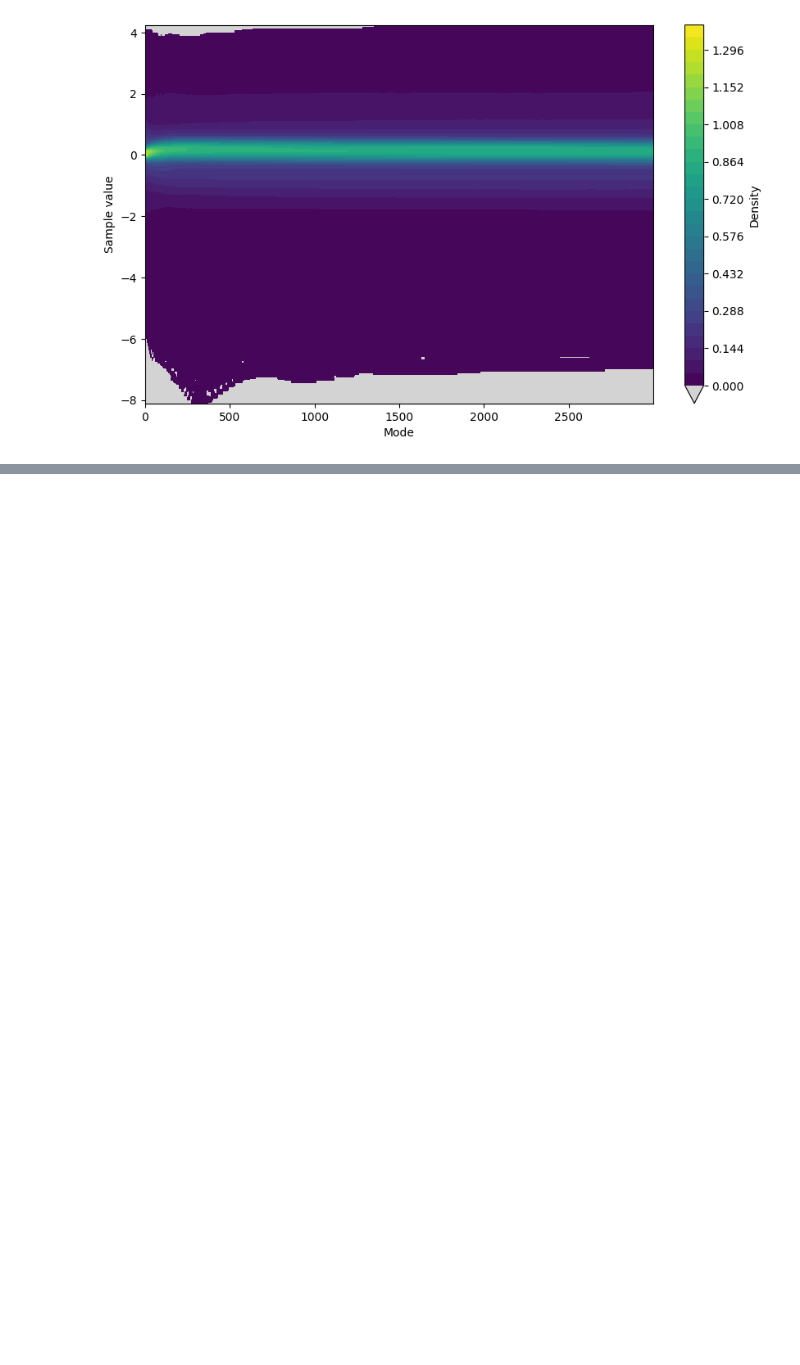
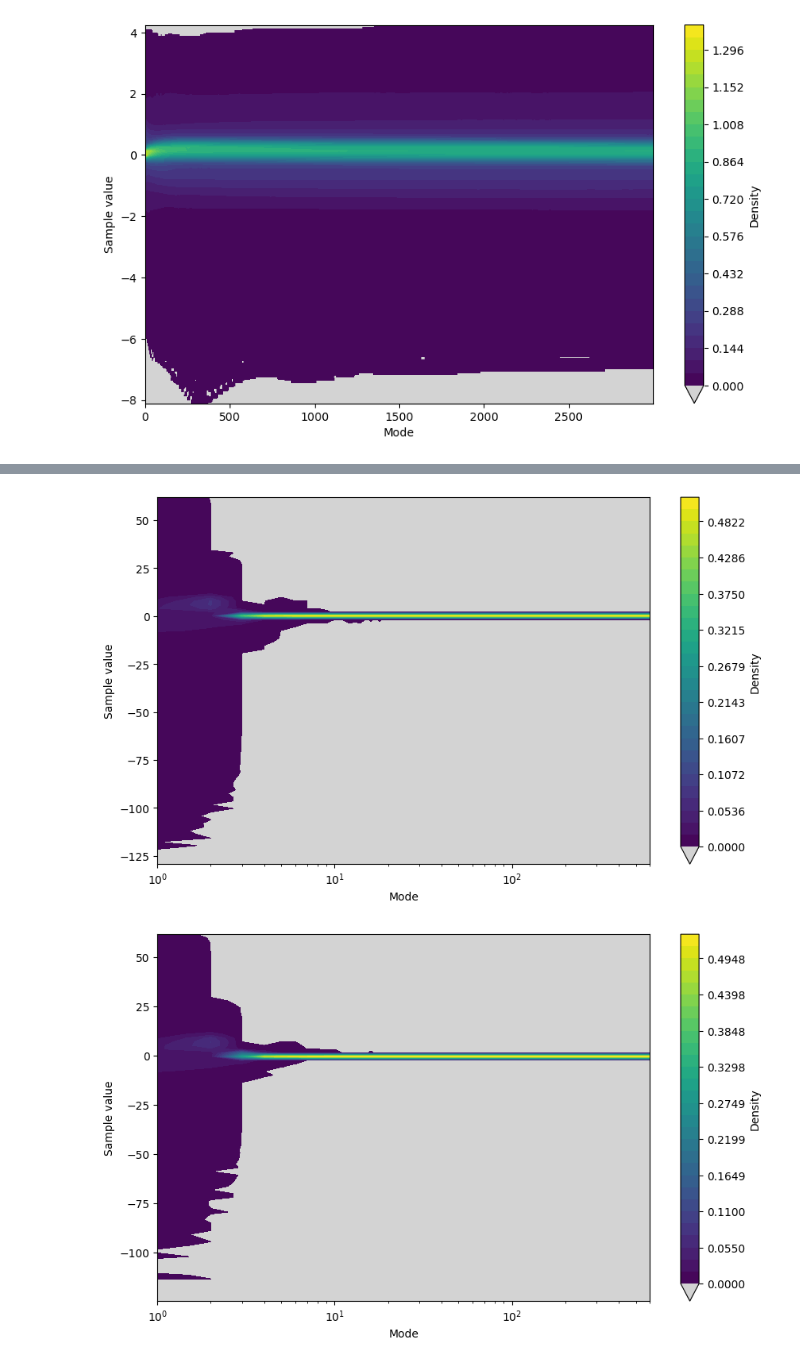
Before and after one commit to emiliobellini/emu_like, a Jupyter notebook: scripts/inspect_data_lcdm_nu.ipynb, the cells around one changed output, grey strips where cells are left out. Saved outputs shown, nothing was run; the diff lists cells and outputs as text; code cells hidden in the pictures; blank space fills up the shorter version.

```diff
--- a/scripts/inspect_data_lcdm_nu.ipynb
+++ b/scripts/inspect_data_lcdm_nu.ipynb
@@ -491,0 +553,12 @@ plot_mode_density(scale_data(data.y, 'LogStandardScaler'))
+# %%
+# If requested apply PCA on x and/or y
+data.apply_pca(
+    None,
+    None,
+    verbose=True)
+# %%
+plot_mode_density(data.y_train, logy=False, logx=True)
+plot_mode_density(data.y_test, logy=False, logx=True)
+# %% [output]
+[figure, added]
+[figure, added]
```
Also changed, not shown: parts of 40 cells of this notebook, 4 other files.
